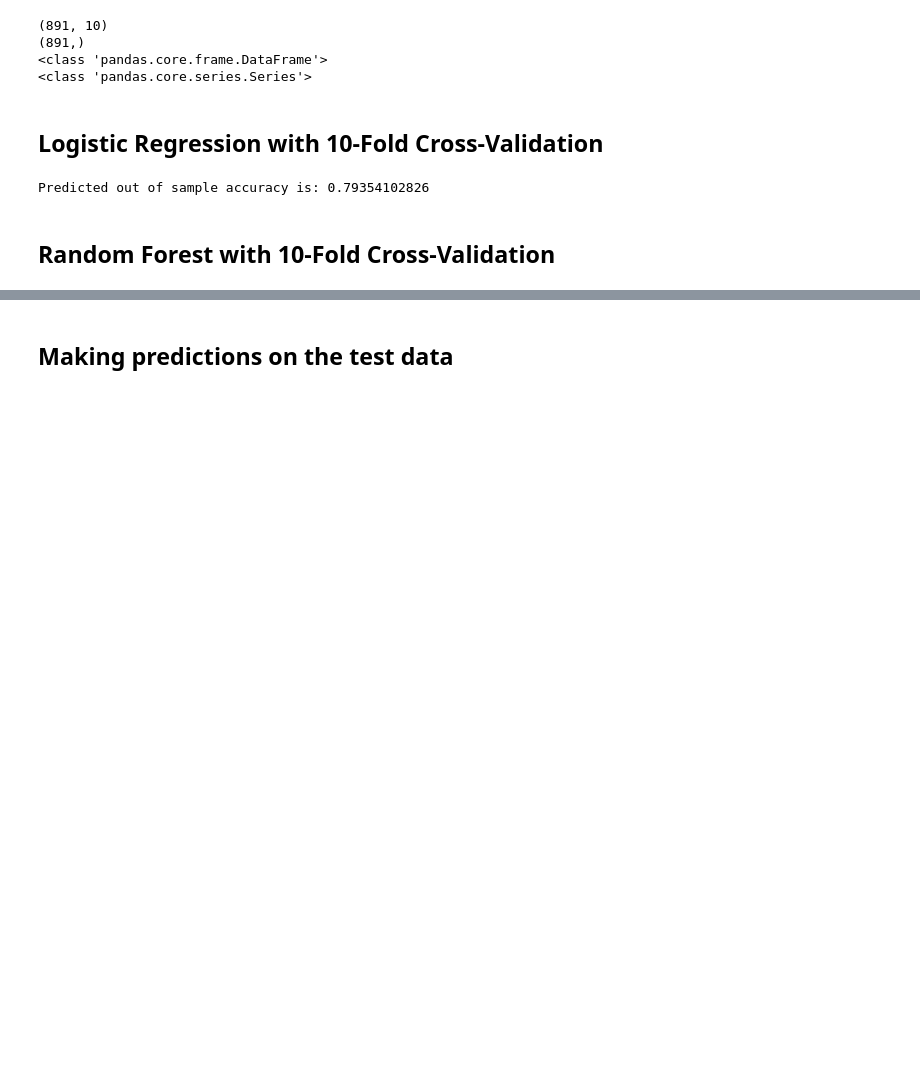
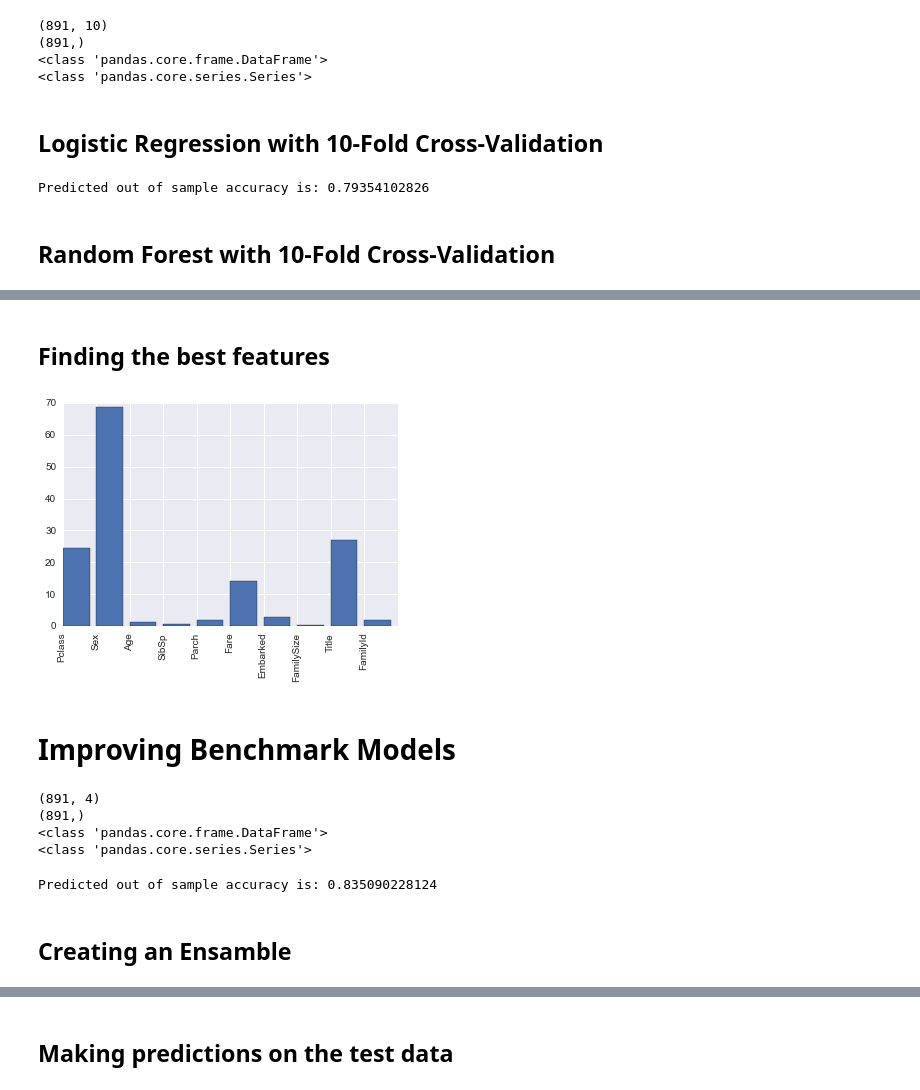
Before and after one commit to joaolcorreia/MachineLearning, a Jupyter notebook: Titanic/Titanic.ipynb, the cells around one changed output, grey strips where cells are left out. Drawn from its saved outputs; the diff is of its cells as text; code cells hidden in the pictures; blank space fills up the shorter version.

Commit message:
New models and feature engineering
Estimated accuracy out of sample:0.835, still need to improve.

```diff
--- a/Titanic/Titanic.ipynb
+++ b/Titanic/Titanic.ipynb
@@ -153,0 +166,13 @@ Predicted out of sample accuracy is: 0.832892407218
+# %%
+# Using the name of the title
+# A function to get the title from a name.
+import re
+def get_title(name):
+    title_search = re.search('([A-Za-z]+)\.', name)
+    if title_search:
+        return title_search.group(1)
+    return ""
+
+# Get all the titles and print how often each one occurs.
+titles = titanic["Name"].apply(get_title)
+print(pd.value_counts(titles))
@@ -153,0 +198,11 @@ Predicted out of sample accuracy is: 0.832892407218
+# %%
+# Map each title to an integer.  Some titles are very rare, and are compressed into the same codes as other titles.
+title_mapping = {"Mr": 1, "Miss": 2, "Mrs": 3, "Master": 4, "Dr": 5, "Rev": 6, "Major": 7, "Col": 7, "Mlle": 8, "Mme": 8, "Don": 9, "Lady": 10, "Countess": 10, "Jonkheer": 10, "Sir": 9, "Capt": 7, "Ms": 2}
+for k,v in title_mapping.items():
+    titles[titles == k] = v
+
+# Verify that we converted everything.
+print(pd.value_counts(titles))
+
+# Add in the title column.
+titanic["Title"] = titles
@@ -153,0 +273,53 @@ Predicted out of sample accuracy is: 0.832892407218
+# %% [markdown]
+## Finding the best features
+# %%
+from sklearn.feature_selection import SelectKBest, f_classif
+import matplotlib.pyplot as plt
+
+features_col = ["Pclass", "Sex", "Age", "SibSp", "Parch", "Fare", "Embarked", "FamilySize", "Title", "FamilyId"]
+
+# Perform feature selection
+selector = SelectKBest(f_classif, k=5)
+selector.fit(titanic[features_col], titanic["Survived"])
+
+# Get the raw p-values for each feature, and transform from p-values into scores
+scores = -np.log10(selector.pvalues_)
+
+# Plot the scores.  See how "Pclass", "Sex", "Title", and "Fare" are the best?
+plt.bar(range(len(features_col)), scores)
+plt.xticks(range(len(features_col)), features_col, rotation='vertical')
+plt.show()
+# %% [output]
+[figure, added]
+# %% [markdown]
+# Improving Benchmark Models
+# %%
+# Pick only the four best features.
+features_col = ["Pclass", "Sex", "Fare", "Title"]
+
+# Get our dataset for Model
+X = titanic[features_col]
+y = titanic["Survived"]
+
+print X.shape
+print y.shape
+
+print type(X)
+print type(y)
+# %% [output]
+(891, 4)
+(891,)
+<class 'pandas.core.frame.DataFrame'>
+<class 'pandas.core.series.Series'>
+# %%
+# Random Forest
+random_forest = RandomForestClassifier(random_state=1, n_estimators=150, min_samples_split=8, min_samples_leaf=4)
+scores = cross_val_score(random_forest, X, y, cv=10, scoring='accuracy')
+
+random_forest.fit(X,y)
+
+print "Predicted out of sample accuracy is: %s" % (scores.mean())
+# %% [output]
+Predicted out of sample accuracy is: 0.835090228124
+# %% [markdown]
+## Creating an Ensamble
```
Also changed, not shown: parts of 14 cells of this notebook.
